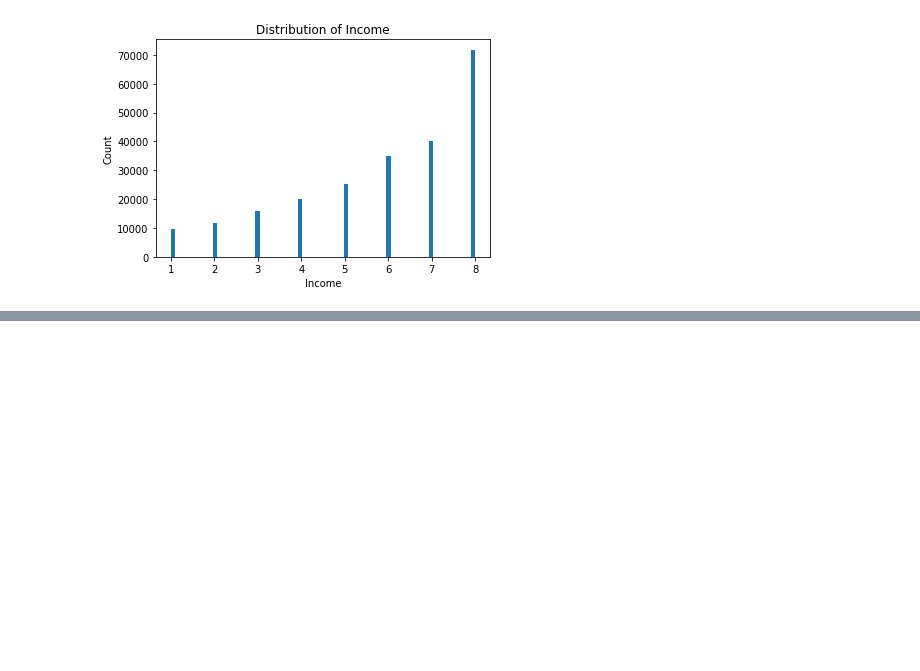
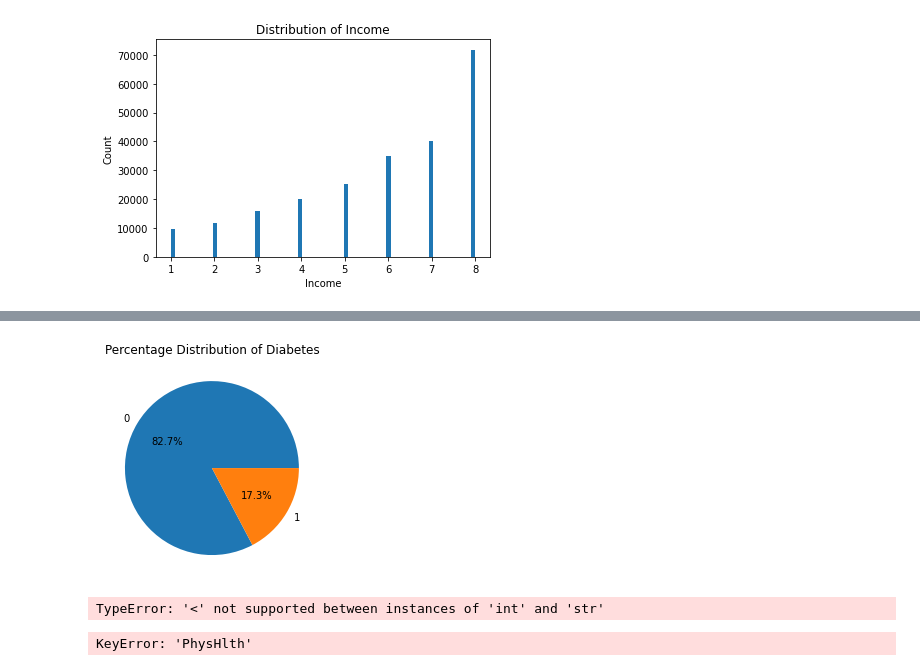
Before and after one commit to bmartinyeye99/Bayesian-Network-for-Diabetes-Data, a Jupyter notebook: zadanie_3_bayes.ipynb, the cells around one changed output, grey strips where cells are left out. Drawn from its saved outputs; the diff is of its cells as text; code cells hidden in the pictures; blank space fills up the shorter version.

```diff
--- a/zadanie_3_bayes.ipynb
+++ b/zadanie_3_bayes.ipynb
@@ -114,0 +221,50 @@ for col in columns_of_interest:
+# %%
+# Visualize percentage distribution of Diabetes
+diabetes_percentage = data['Diabetes'].value_counts(normalize=True) * 100
+plt.pie(diabetes_percentage, labels=diabetes_percentage.index, autopct='%1.1f%%')
+plt.title("Percentage Distribution of Diabetes")
+plt.show()
+# %% [output]
+[figure, added]
+# %%
+# Define the bins for one-hot encoding
+bins = [0, 5, 11, 17, 23, 30]
+labels = ['0-5', '6-11', '12-17', '18-23', '24-30']
+
+# Make a copy of the DataFrame 'data'
+data_bayes = data.copy()
+
+# Apply one-hot encoding to the 'PhysHlth' column
+data_bayes['PhysHlth'] = pd.cut(data_bayes['PhysHlth'], bins=bins, labels=labels)
+
+# Convert 'PhysHlth' column to string type if it's not already
+data_bayes['PhysHlth'] = data_bayes['PhysHlth'].astype(str)
+
+variables = ['Age', 'HighChol', 'HighBP', 'Income', 'Education', 'Smoker', 'GenHlth', 'DiffWalk', 'PhysHlth', 'PhysActivity', 'Diabetes']
+probability_list = {}
+
+for variable in variables:
+    # Calculate the probability distribution for the current variable
+    prob_dist = data_bayes[variable].value_counts(normalize=True).sort_index()
+
+    # Create a DataFrame for the current variable
+    df = pd.DataFrame({'Value': prob_dist.index, 'Probability': prob_dist.values})
+
+    # Save the DataFrame into probability_list dictionary with index of variable name
+    probability_list[variable] = df
+
+    # Display the probability distribution table
+    print(f"P({variable})")
+    print(df)
+
+    # Calculate and display the sum of probabilities
+    print(f"Sum of probabilities: {prob_dist.sum()}\n")
+
+# Print the probability_list dictionary
+print(probability_list)
+# %% [output]
+TypeError: '<' not supported between instances of 'int' and 'str'
+# %%
+print(probability_list["PhysHlth"])
+# %% [output]
+KeyError: 'PhysHlth'
```
Also changed, not shown: parts of 7 cells of this notebook.
